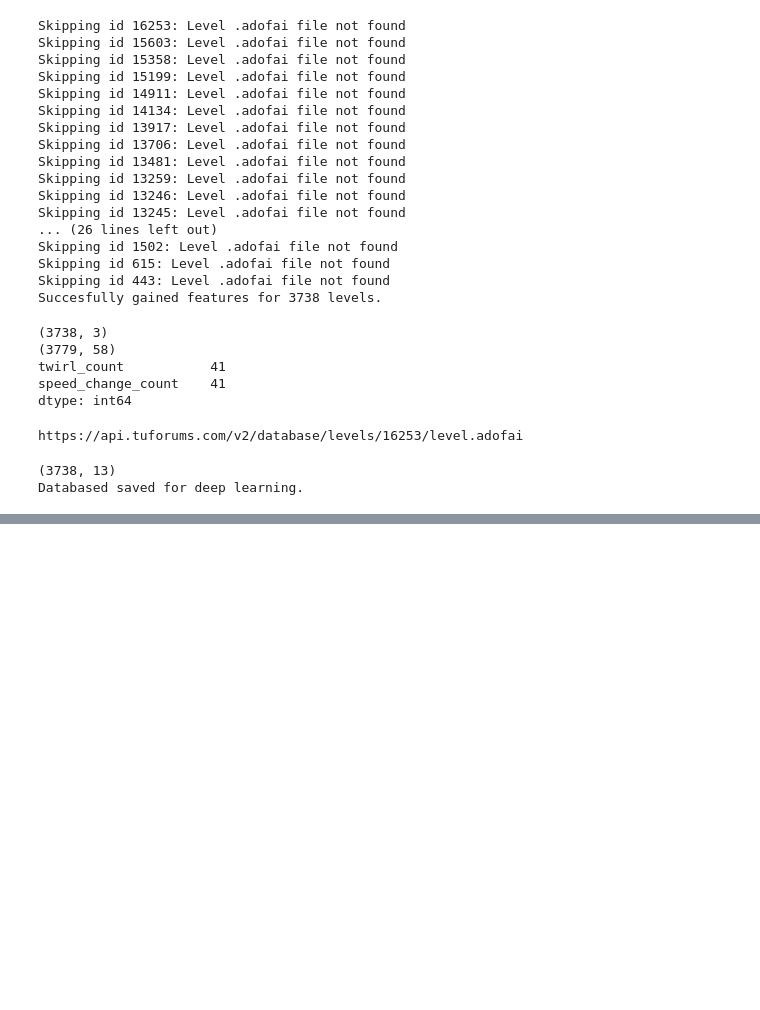
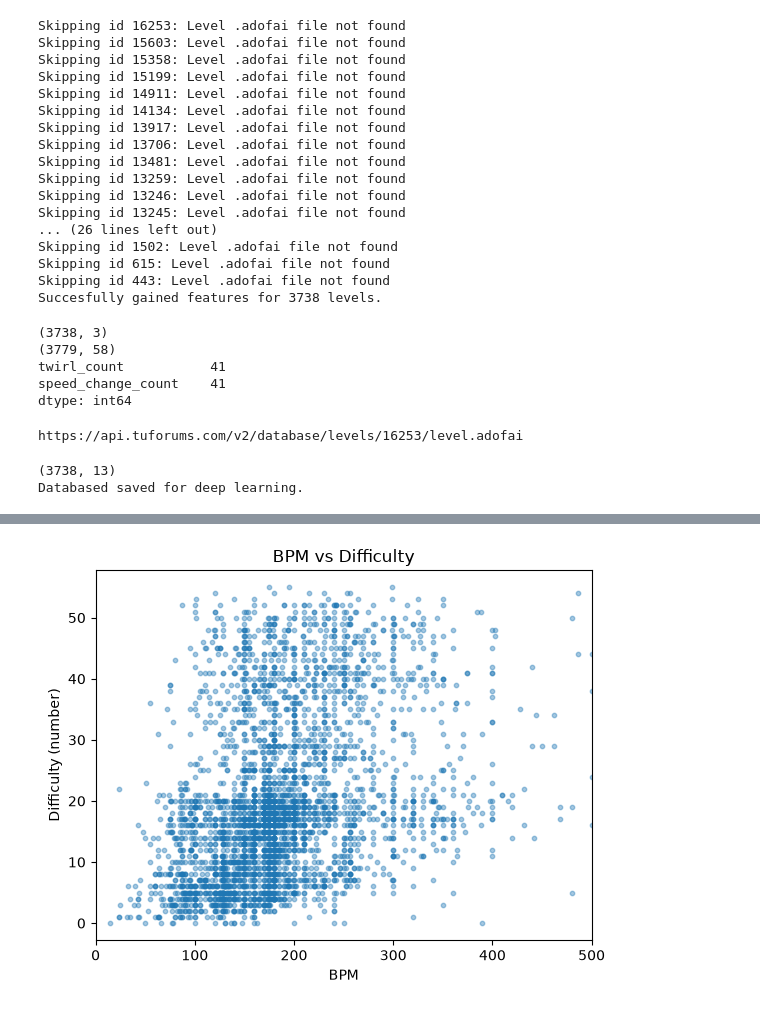
Before and after one commit to hasungkr/tufrater, a Jupyter notebook: app.ipynb, the cells around one changed output, grey strips where cells are left out. Cells and saved outputs as stored; diff of their text form; code cells hidden in the pictures; blank space fills up the shorter version.

```diff
--- a/app.ipynb
+++ b/app.ipynb
@@ -246,0 +310,11 @@ print(os.path.getsize("levels.db") / 1024, "KB")
+# %%
+# BPM VS Difficulty Graph (probably dont use for data no corrlation)
+
+plt.scatter(df["bpm"], df["difficulty_number"], alpha=0.4, s=10)
+plt.xlabel("BPM")
+plt.ylabel("Difficulty (number)")
+plt.title("BPM vs Difficulty")
+plt.xlim(0, 500)
+plt.show()
+# %% [output]
+[figure, added]
```
Also changed, not shown: parts of 8 cells of this notebook.
